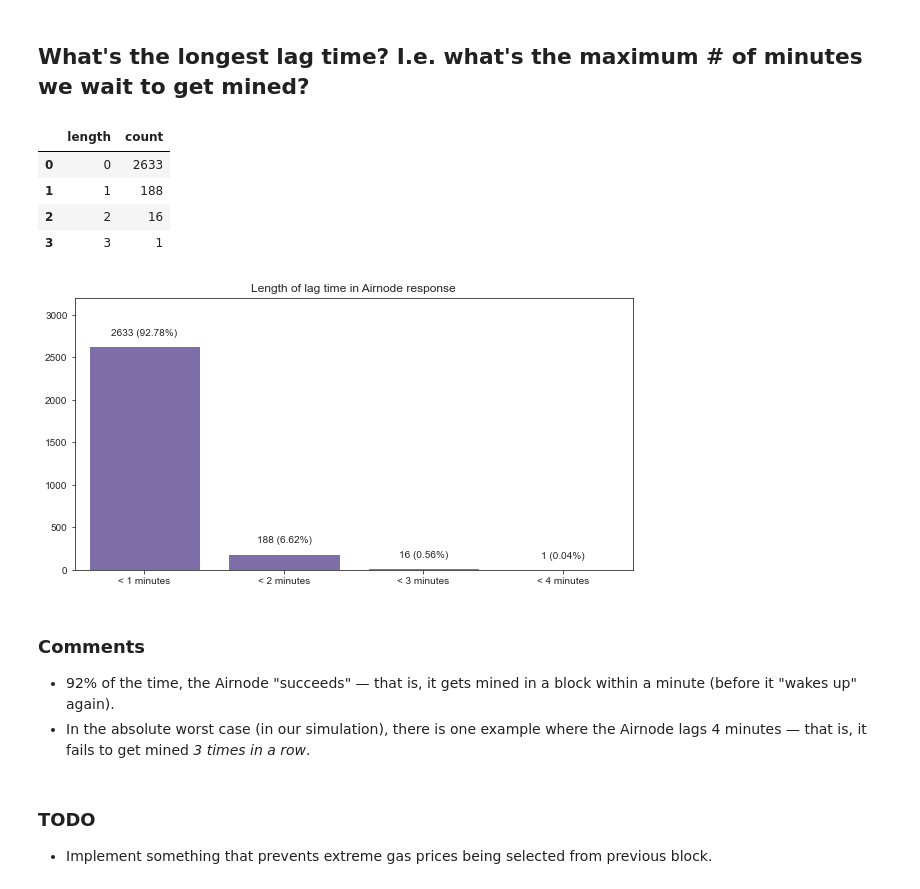
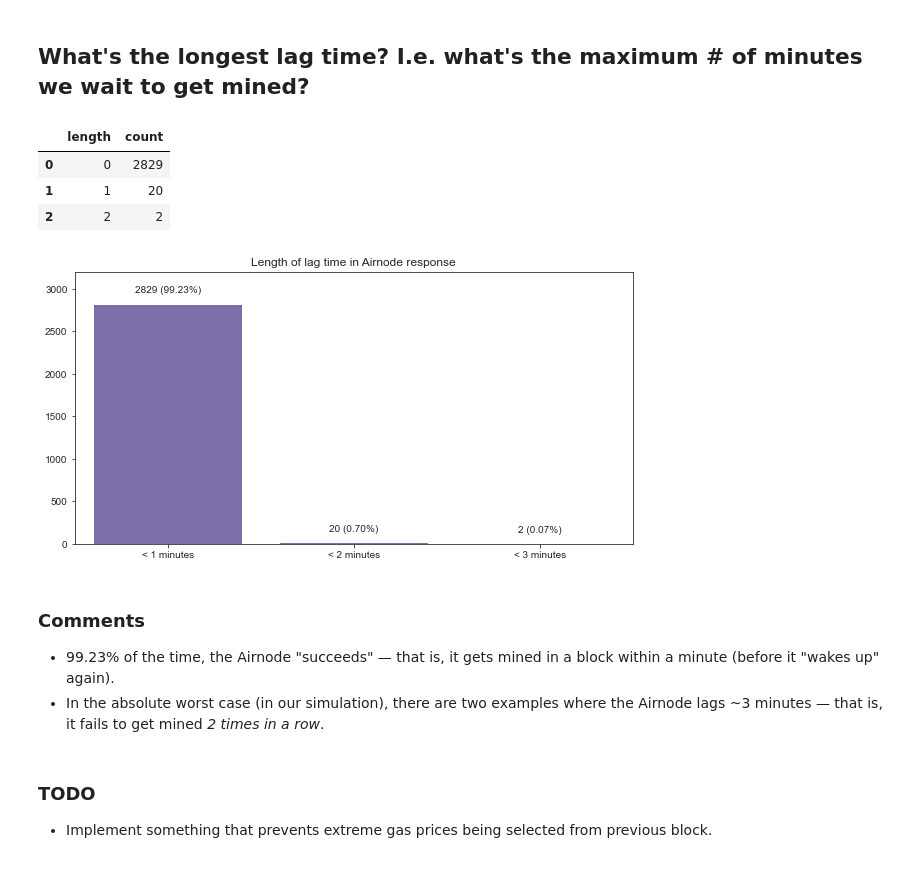
Before and after one commit to sassmilic/historical-gas-prices, a Jupyter notebook: airnode_simulation/airnode - black thursday sim.ipynb, the cells around one changed output. Cells and saved outputs as stored; diff of their text form; code cells hidden in the pictures.

Commit message:
updated sim with bounds on gas prices

```diff
--- a/airnode_simulation/airnode - black thursday sim.ipynb
+++ b/airnode_simulation/airnode - black thursday sim.ipynb
@@ -113,7 +113,9 @@ _airnode_sim_utils.plot1(df, lower_cap=75, upper_cap=175)
 4. The gas price of that txn is selected as the price of Airnode's current txn.
     * TODO: mitigate against selecting an extreme gas price (e.g. frontrunning txns)
 # %%
-# We randomly select when the Airnode starts running, within a minute of the first block from our historical data.
-airnode_start_ts = df.iloc[0]['timeStamp'] + random.randint(0, 60)
+# We randomly select when the Airnode starts running.
+# To ensure enough historical blocks to compute recommended gas price,
+# we start 5 minutes after our historical data starts.
+airnode_start_ts = df.iloc[0]['timeStamp'] + random.randint(5 * 60, 6 * 60)
 print(f'Airnode start time: {to_date_str(airnode_start_ts)}')
 # %% [output]
@@ -124,3 +123,5 @@ airnode_wake_up_times = range(airnode_start_ts, end_ts - end_buffer, 60)
+# %%
+airnode_wake_up_times = range(airnode_start_ts, df.iloc[-1]['timeStamp'] - 60, 60)
 # %%
 ###
 ### See sim code in: ./_airnode_sim_utils.py
@@ -196,7 +195,7 @@ df_fail = df2[~df2['mined?']]
 df_fail['count'] = [True] * df_fail.shape[0]
 df_fail = df_fail.groupby('length').sum()['count']
 
-length = [0, 1, 2, 3]
+length = [0, 1, 2]
 df_lag = pd.DataFrame({
     'length': length,
     'count': [successes] + [df_fail.loc[i] for i in length[1:]]
@@ -204,34 +203,33 @@ df_lag = pd.DataFrame({
 df_lag
 # %% [output]
 |  | length | count |
-| 0 | 0 | 2633 |
-| 1 | 1 | 188 |
-| 2 | 2 | 16 |
-| 3 | 3 | 1 |
+| 0 | 0 | 2829 |
+| 1 | 1 | 20 |
+| 2 | 2 | 2 |
 # %%
 _, ax = plt.subplots(1, 1, figsize=(10,5))
 g = sns.barplot(x="length", y="count", data=df_lag, color=API3_PURPLE);
 g.set(ylim=(0, 3200))
-g.set_xticklabels([f'< {x} minutes' for x in range(1, 5)])
+g.set_xticklabels([f'< {x} minutes' for x in range(1, 4)])
 g.set(xlabel='', ylabel='')
 
 sum_ = sum(p.get_height() for p in g.patches)
 
 for p in g.patches:
     g.annotate(
         f"{p.get_height():.0f} ({(100 * p.get_height() / sum_):.2f}%)",
         (p.get_x() + p.get_width() / 2., p.get_height() + 50),
         ha = 'center', va = 'center',
         xytext = (0, 9),
         textcoords = 'offset points')
 
 g.set_title('Length of lag time in Airnode response');
 # %% [output]
-[figure, old version]
+[figure, new version]
 # %% [markdown]
 ### Comments
-- 92% of the time, the Airnode "succeeds" — that is, it gets mined in a block within a minute (before it "wakes up" again).
-- In the absolute worst case (in our simulation), there is one example where the Airnode lags 4 minutes — that is, it fails to get mined *3 times in a row*.
+- 99.23% of the time, the Airnode "succeeds" — that is, it gets mined in a block within a minute (before it "wakes up" again).
+- In the absolute worst case (in our simulation), there are two examples where the Airnode lags ~3 minutes — that is, it fails to get mined *2 times in a row*.
 # %% [markdown]
 ### TODO
 
```
Also changed, not shown: parts of 4 cells of this notebook, 1 other file.
